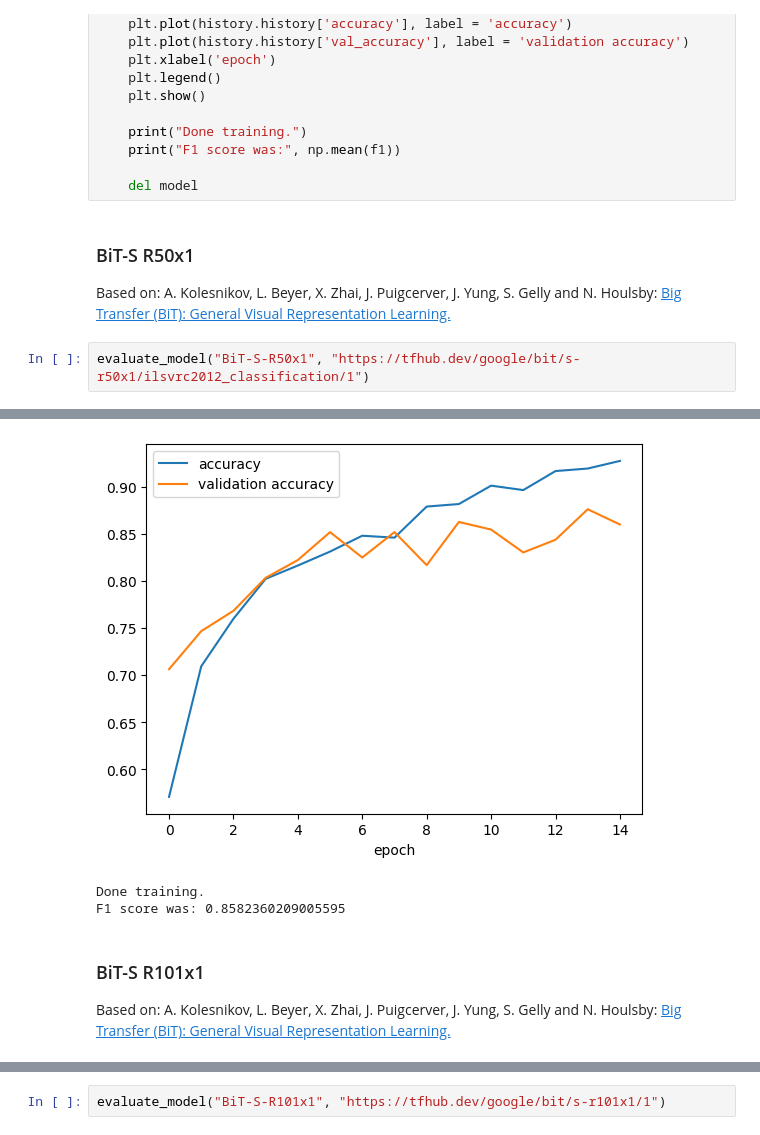
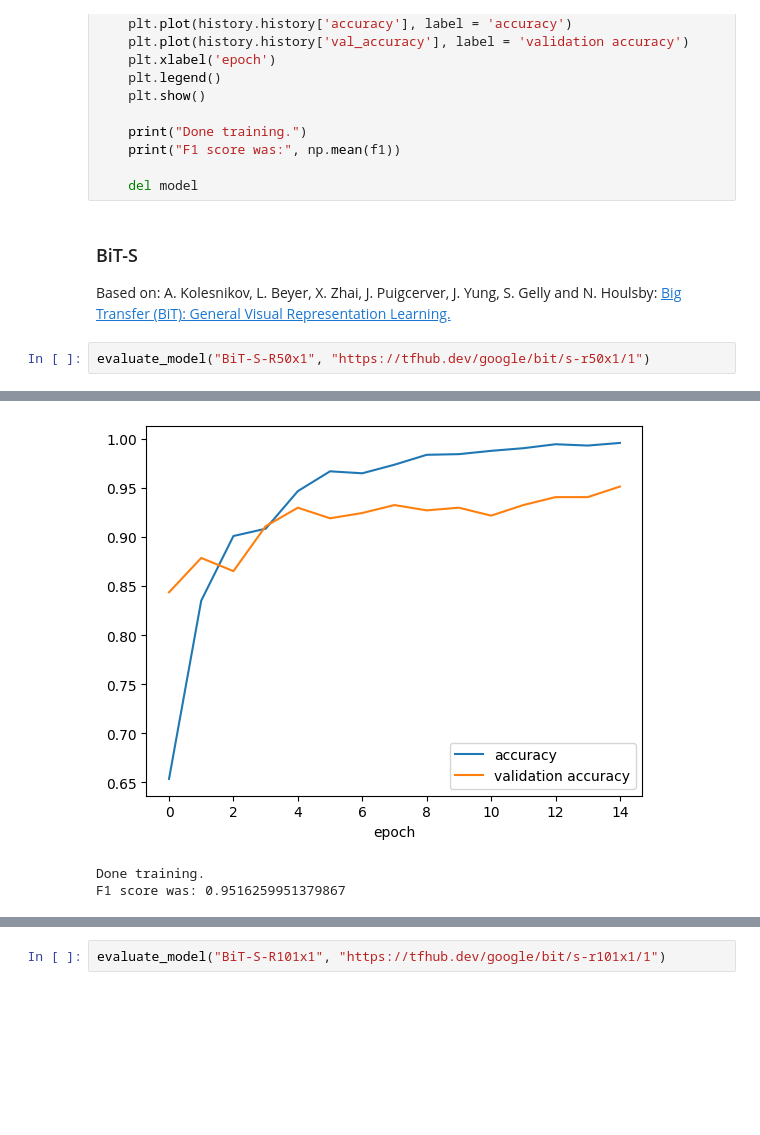
Before and after one commit to peter-welander/UCSD-ML-Capstone, a Jupyter notebook: Step7-Picking-Base-Model.ipynb, the cells around one changed output, grey strips where cells are left out. Saved outputs shown, nothing was run; the diff lists cells and outputs as text; blank space fills up the shorter version.

```diff
--- a/Step7-Picking-Base-Model.ipynb
+++ b/Step7-Picking-Base-Model.ipynb
@@ -102,11 +102,11 @@ def evaluate_model(name, model_url):
 
     del model
 # %% [markdown]
-### BiT-S R50x1
+### BiT-S
 
 Based on: A. Kolesnikov, L. Beyer, X. Zhai, J. Puigcerver, J. Yung, S. Gelly and N. Houlsby: [Big Transfer (BiT): General Visual Representation Learning.](https://arxiv.org/abs/1912.11370)
 # %%
-evaluate_model("BiT-S-R50x1", "https://tfhub.dev/google/bit/s-r50x1/ilsvrc2012_classification/1")
+evaluate_model("BiT-S-R50x1", "https://tfhub.dev/google/bit/s-r50x1/1")
 # %% [output]
 Starting to train model: BiT-S-R50x1
 Epoch 1/15
@@ -128,7 +128,3 @@ Epoch 15/15
-[figure, old version]
+[figure, new version]
 Done training.
-F1 score was: 0.8582360209005595
+F1 score was: 0.9516259951379867
-# %% [markdown]
-### BiT-S R101x1
-
-Based on: A. Kolesnikov, L. Beyer, X. Zhai, J. Puigcerver, J. Yung, S. Gelly and N. Houlsby: [Big Transfer (BiT): General Visual Representation Learning.](https://arxiv.org/abs/1912.11370)
```
Also changed, not shown: parts of 7 cells of this notebook.
